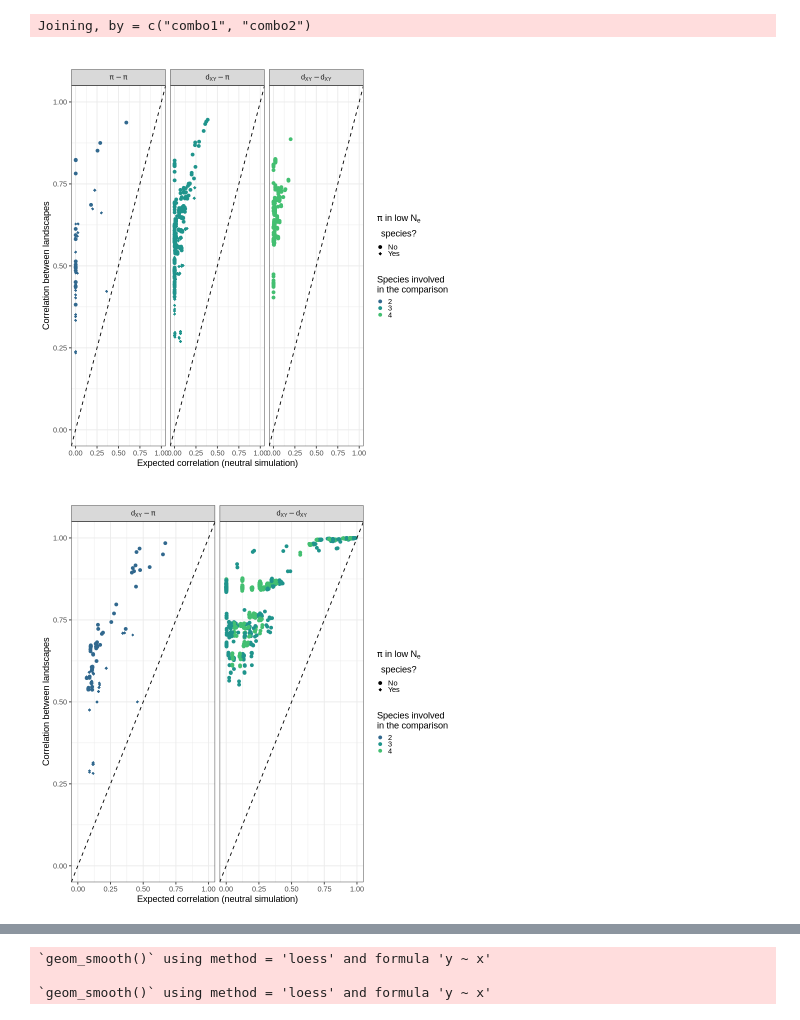
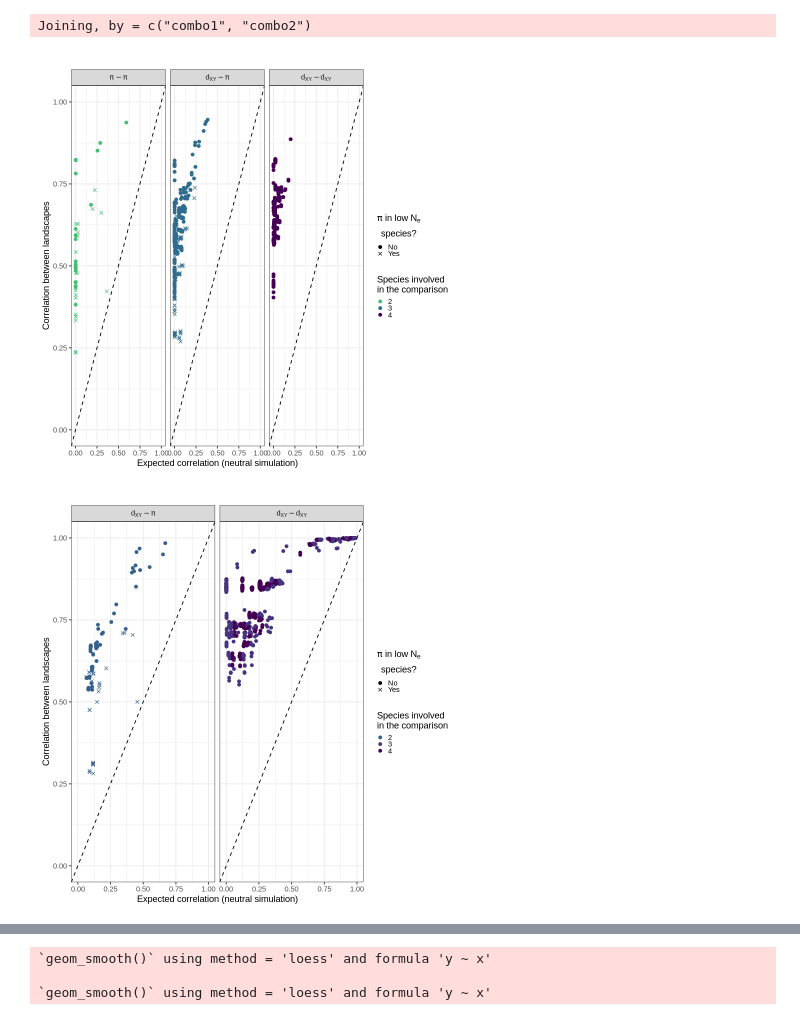
Before and after one commit to kr-colab/greatapes_sims, a Jupyter notebook: scripts/R/paper_figs.ipynb, the cells around one changed output, grey strips where cells are left out. Saved outputs shown, nothing was run; the diff lists cells and outputs as text; code cells hidden in the pictures.

```diff
--- a/scripts/R/paper_figs.ipynb
+++ b/scripts/R/paper_figs.ipynb
@@ -47,14 +76,14 @@ df$combo1 = apply(df, 1, function(x) paste(x["spp1_1"], x["spp2_1"], sep="_"))
 df$combo2 = apply(df, 1, function(x) paste(x["spp1_2"], x["spp2_2"], sep="_"))
 df[,c("combo1","combo2")] = t(apply(df,1, function(x) sort(unlist(x[c("combo1", "combo2")]))))
 # %%
-corr_dt_panel = function(df,subt="", x_colname="dt") {
-    statcombolabs = c(`dxy_dxy`="d[XY]-d[XY]", `dxy_pi`="d[XY]-pi", `pi_pi`="pi-pi")
+corr_dt_panel = function(df,subt="", x_colname="dt", end=0.7, dxydxylab="d[XY]-d[XY]") {
+    statcombolabs = c(`dxy_dxy`=dxydxylab, `dxy_pi`="d[XY]-pi", `pi_pi`="pi-pi")
     lownelabs = c(`TRUE`="Yes", `False`="No")
     p_dt = ggplot(df[df$has_shared == FALSE,], aes_string(y="value", x=x_colname, label="stat_combo1", label2="stat_combo2", shape="lowne", col="statcombo")) +
         geom_point() +
-        scale_shape_manual(values=c(19, 18), labels=c("No", "Yes")) +
+        scale_shape_manual(values=c(19, 4), labels=c("No", "Yes")) +
         scale_x_continuous(labels = label_number(scale = 1e-3)) +
-        scale_color_viridis_d(direction=-1, end=0.7) +
+        scale_color_viridis_d(direction=1, end=end) +
         facet_grid(.~factor(statcombo, levels=c("pi_pi", "dxy_pi", "dxy_dxy")), scales="free", labeller=as_labeller(statcombolabs, default=label_parsed)) +
         labs(x=bquote("dT ("*10^3*")"), y="Correlation between landscapes", shape=bquote(atop(pi*" in low "*N[e], "species?")),
             subtitle=subt) +
@@ -70,12 +99,12 @@ ggsave(filename=paste0(outpath,"cor-pidxy-dT_data.pdf"), width = 6.5, height = 3
 # %%
-corr_panel = function(df,subt="", x_colname="sqsqpxpy", x_name=bquote("Branch overlap ("~sqrt(p[X]*p[Y],4)~")"), has_shared=TRUE) {
+corr_panel = function(df,subt="", x_colname="sqsqpxpy", x_name=bquote("Branch overlap ("~sqrt(p[X]*p[Y],4)~")"), has_shared=TRUE, end=0.7) {
     #df$num_spp = as.character(df$num_spp)
     statcombolabs = c(`dxy_dxy`="d[XY]-d[XY]", `dxy_pi`="d[XY]-pi", `pi_pi`="pi-pi")
     lownelabs = c(`TRUE`="Yes", `False`="No")
     p_bo = ggplot(df[df$has_shared == has_shared,], aes(y=value, x=get(x_colname), label=stat_combo1, label2=stat_combo2, shape=lowne, col=factor(num_spp))) +
         geom_point() +
-        scale_shape_manual(values=c(19, 18), labels=c("No", "Yes")) +
-        scale_color_viridis_d(direction=1,begin=1/3, end=0.7) +
+        scale_shape_manual(values=c(19, 4), labels=c("No", "Yes")) +
+        scale_color_viridis_d(direction=-1,begin=0., end=end) +
         facet_grid(.~factor(statcombo, levels=c("pi_pi", "dxy_pi", "dxy_dxy")), scales="free", labeller=as_labeller(statcombolabs, default=label_parsed)) +
         labs(x=x_name, y="Correlation between landscapes", shape=bquote(atop(pi*" in low "*N[e], "species?")),
              col="Species involved\nin the comparison", subtitle=subt) +
@@ -86,6 +115,6 @@ corr_panel = function(df,subt="", x_colname="sqsqpxpy", x_name=bquote("Branch ov
         my_theme
     return(p_bo)
 }
-corr_panel(df, subt="Great apes dataset")
+corr_panel(df, subt="Great apes dataset", end=0.3)
 ggsave(filename=paste0(outpath,"cor-pidxy-branchoverlap_data.pdf"), width = 6.5, height = 3.0, units = "in", dpi=300)
 # %% [output]
@@ -123,13 +152,13 @@ Joining, by = c("combo1", "combo2")
 corr_panel(df,subt="", x_colname="corr", x_name="Expected correlation (neutral simulation)", has_shared=FALSE)
 ggsave(filename=paste0(outpath,"cor-pidxy-corrneut-nooverlap_data.pdf"), width = 6.5, height = 3.0, units = "in", dpi=300)
 # %% [output]
-[figure, old version]
+[figure, new version]
 # %%
-corr_panel(df,subt="", x_colname="corr", x_name="Expected correlation (neutral simulation)", has_shared=TRUE)
+corr_panel(df,subt="", x_colname="corr", x_name="Expected correlation (neutral simulation)", has_shared=TRUE, end=0.3)
 
 ggsave(filename=paste0(outpath,"cor-pidxy-corrneut-overlap_data.pdf"), width = 6.5, height = 3.0, units = "in", dpi=300)
 # %% [output]
-[figure, old version]
+[figure, new version]
 # %%
 rds_path_neutral = "../../output/sims_results/sup-rand-id_8MF0I020MWGI6N41PH_rep_0_win-size_1000000_sample-size_10/long-cor_sup-rand-id_8MF0I020MWGI6N41PH_rep_0_win-size_1000000_sample-size_10_prop-acc_0.4.rds"
 neudf = readRDS(rds_path_neutral)
```
Also changed, not shown: parts of 26 cells of this notebook.
